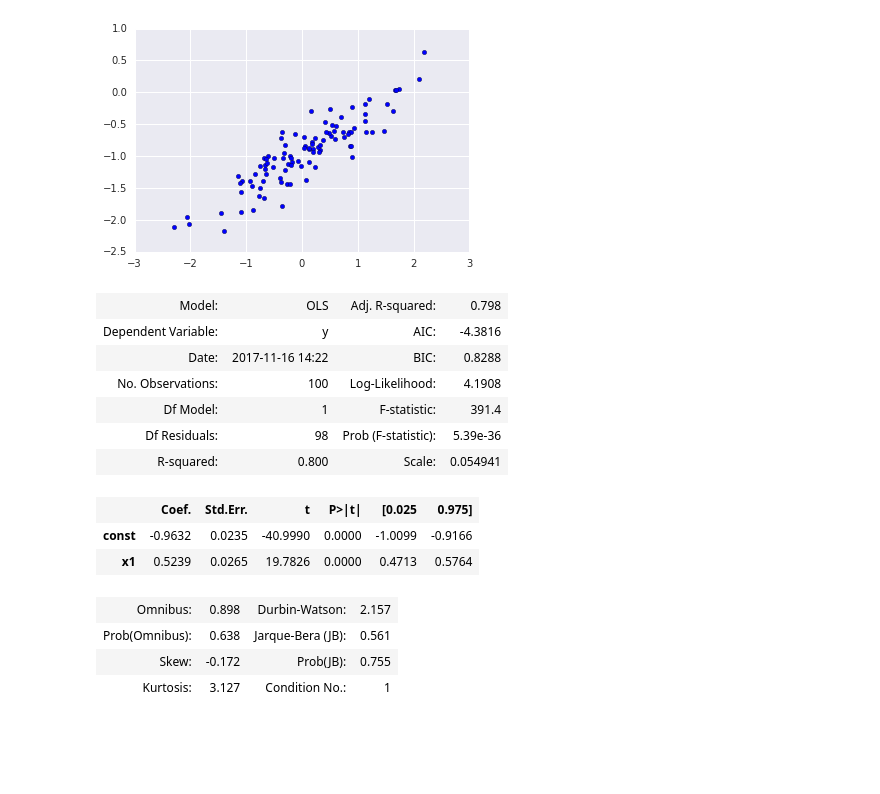
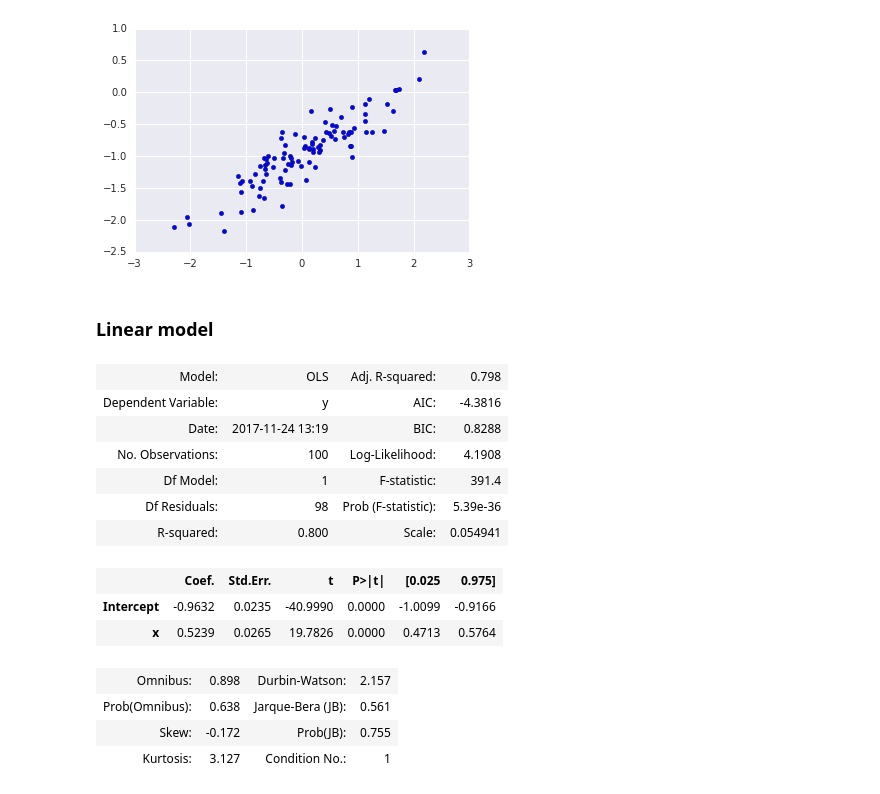
Before and after one commit to srillaert/ISLR-python, a Jupyter notebook: Ch3 Linear Regression/Ex13 Simple linear regression models on simulated data with different levels of noise.ipynb, the cells around one changed output. Saved outputs shown, nothing was run; the diff lists cells and outputs as text; code cells hidden in the pictures; blank space fills up the shorter version.

```diff
--- a/Ch3 Linear Regression/Ex13 Simple linear regression models on simulated data with different levels of noise.ipynb
+++ b/Ch3 Linear Regression/Ex13 Simple linear regression models on simulated data with different levels of noise.ipynb
@@ -12,23 +14,26 @@ np.random.seed(1)
 x = np.random.randn(100)
 eps = np.random.randn(100) * .25
 y = -1 + .5 * x + eps
+df = pd.DataFrame({'x' : x, 'y' : y})
 plt.scatter(x, y);
 # %% [output]
 [figure]
+# %% [markdown]
+### Linear model
 # %%
-fit = sm.OLS(y,sm.add_constant(x)).fit()
+fit = sm.ols("y ~ x", df).fit()
 fit.summary2()
 # %% [output]
 | Model: | OLS | Adj. R-squared: | 0.798 |
 | Dependent Variable: | y | AIC: | -4.3816 |
-| Date: | 2017-11-16 14:22 | BIC: | 0.8288 |
+| Date: | 2017-11-24 13:19 | BIC: | 0.8288 |
 | No. Observations: | 100 | Log-Likelihood: | 4.1908 |
 | Df Model: | 1 | F-statistic: | 391.4 |
 | Df Residuals: | 98 | Prob (F-statistic): | 5.39e-36 |
 | R-squared: | 0.800 | Scale: | 0.054941 |
 |  | Coef. | Std.Err. | t | P>|t| | [0.025 | 0.975] |
-| const | -0.9632 | 0.0235 | -40.9990 | 0.0000 | -1.0099 | -0.9166 |
-| x1 | 0.5239 | 0.0265 | 19.7826 | 0.0000 | 0.4713 | 0.5764 |
+| Intercept | -0.9632 | 0.0235 | -40.9990 | 0.0000 | -1.0099 | -0.9166 |
+| x | 0.5239 | 0.0265 | 19.7826 | 0.0000 | 0.4713 | 0.5764 |
 | Omnibus: | 0.898 | Durbin-Watson: | 2.157 |
 | Prob(Omnibus): | 0.638 | Jarque-Bera (JB): | 0.561 |
 | Skew: | -0.172 | Prob(JB): | 0.755 |
```
Also changed, not shown: parts of 7 cells of this notebook.
